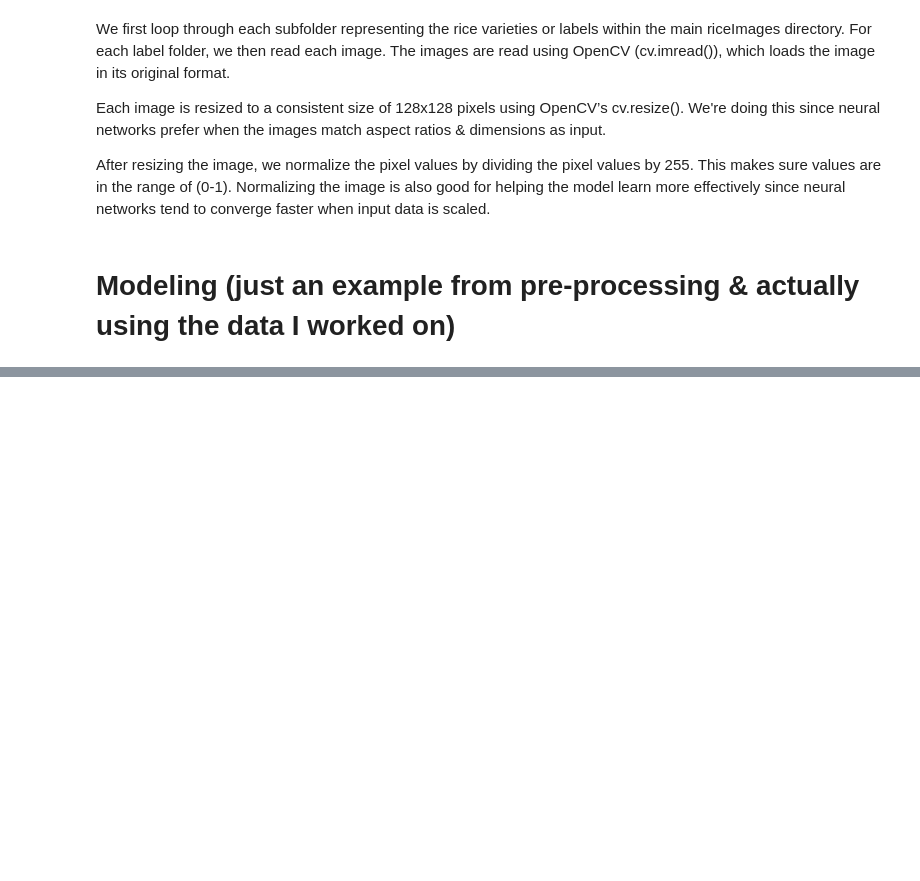
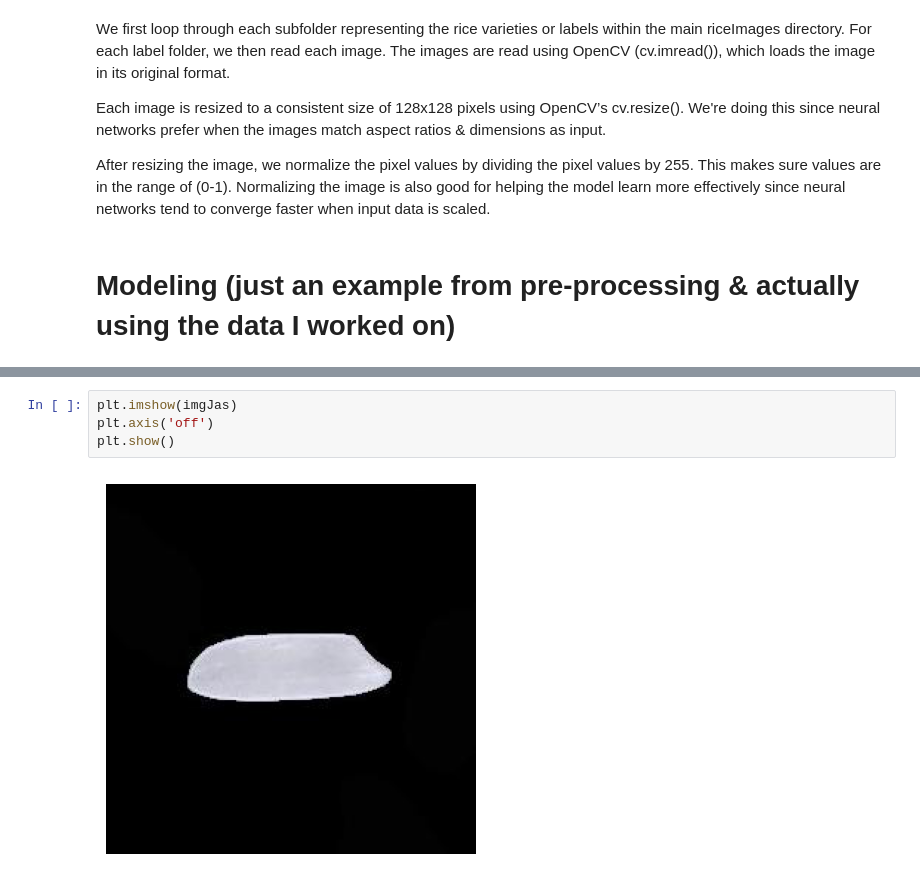
Before and after one commit to damin7/DataMiningProject, a Jupyter notebook: rice.ipynb, the cells around one changed output, grey strips where cells are left out. Saved outputs shown, nothing was run; the diff lists cells and outputs as text; blank space fills up the shorter version.

```diff
--- a/rice.ipynb
+++ b/rice.ipynb
@@ -198,0 +288,6 @@ print(classification_report(y_true, y_pred, target_names=list(train_generator.cl
+# %%
+plt.imshow(imgJas)
+plt.axis('off')
+plt.show()
+# %% [output]
+[figure, added]
```
Also changed, not shown: parts of 20 cells of this notebook.
